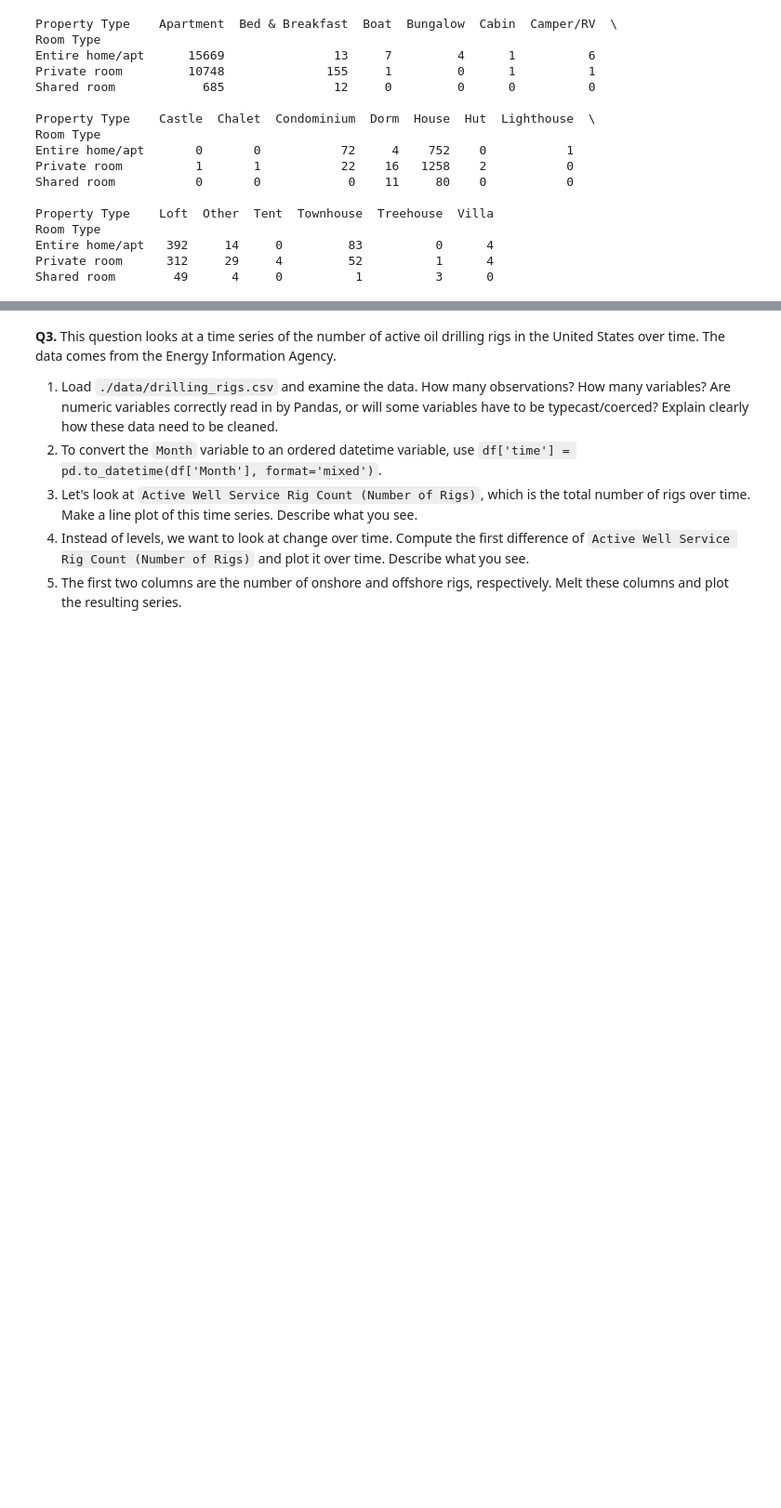
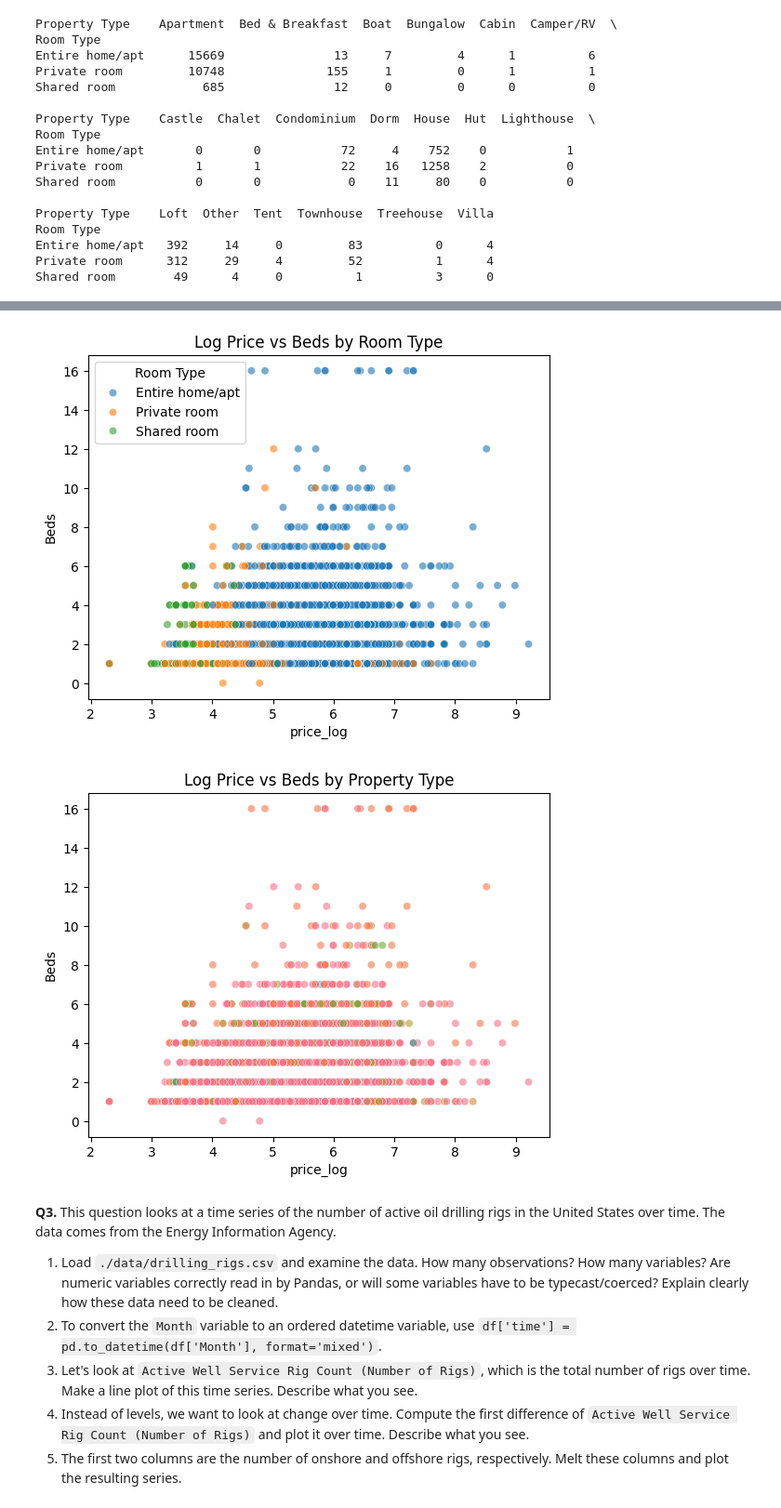
Before and after one commit to emilyfriedman8/eda_assignment, a Jupyter notebook: assignment.ipynb, the cells around one changed output, grey strips where cells are left out. Shown at 93% size. Drawn from its saved outputs; the diff is of its cells as text; code cells hidden in the pictures; blank space fills up the shorter version.

```diff
--- a/assignment.ipynb
+++ b/assignment.ipynb
@@ -196,3 +252,27 @@ Name: price_log, dtype: float64
+# %%
+#6
+
+# Scatterplot of log price vs beds, colored by room type
+sns.scatterplot(data=df_cleaned, x="price_log", y="Beds", hue="Room Type", alpha=0.6)
+plt.title("Log Price vs Beds by Room Type")
+plt.show()
+
+# Scatterplot of log price vs beds, colored by property type
+sns.scatterplot(data=df_cleaned, x="price_log", y="Beds", hue="Property Type", alpha=0.6, legend = False)
+plt.title("Log Price vs Beds by Property Type")
+plt.show()
+
+#Entire homes and apartments tend to be the most expensive, particularly as the number of
+#beds increases, while private and shared rooms cluster at much lower price levels.
+#Unique properties such as villas, castles, or treehouses appear as isolated high-priced outliers.
+
+#Entire home/apartment villas have he highest average nightly prices, while entire homes
+#and apartments have the greatest  standard deviations due to the mix of budget and luxury listings.
+#Because the distribution of prices is heavily right-skewed, the median provides
+# a more reliable measure of central tendency than the mean.
+# %% [output]
+[figure, added]
+[figure, added]
 # %% [markdown]
 **Q3.** This question looks at a time series of the number of active oil drilling rigs in the United States over time. The data comes from the Energy Information Agency.
 
```
Also changed, not shown: parts of 2 cells of this notebook.
